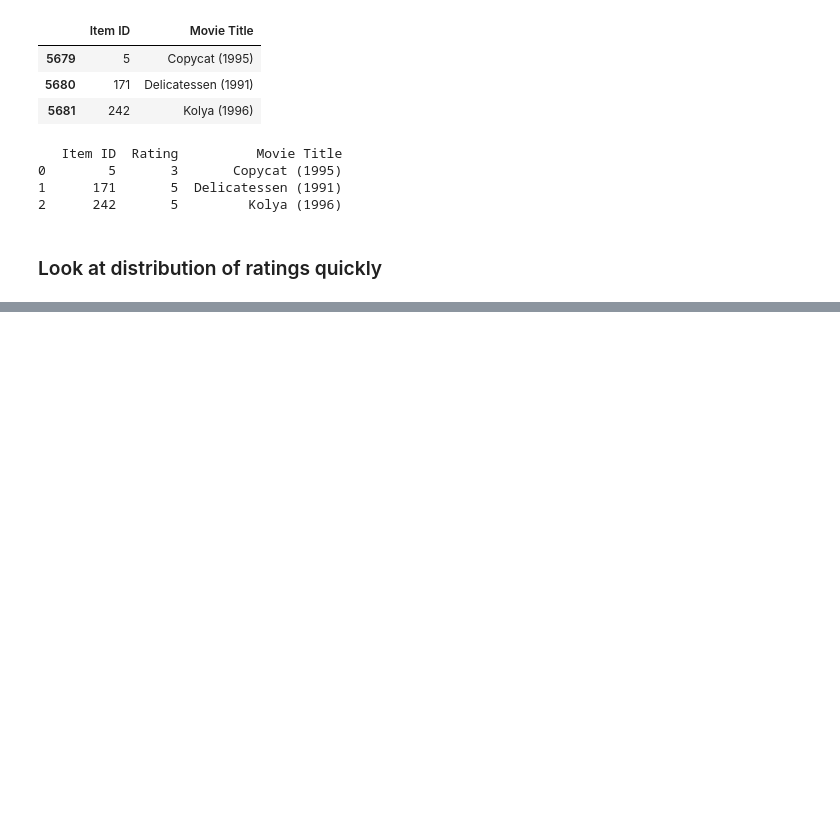
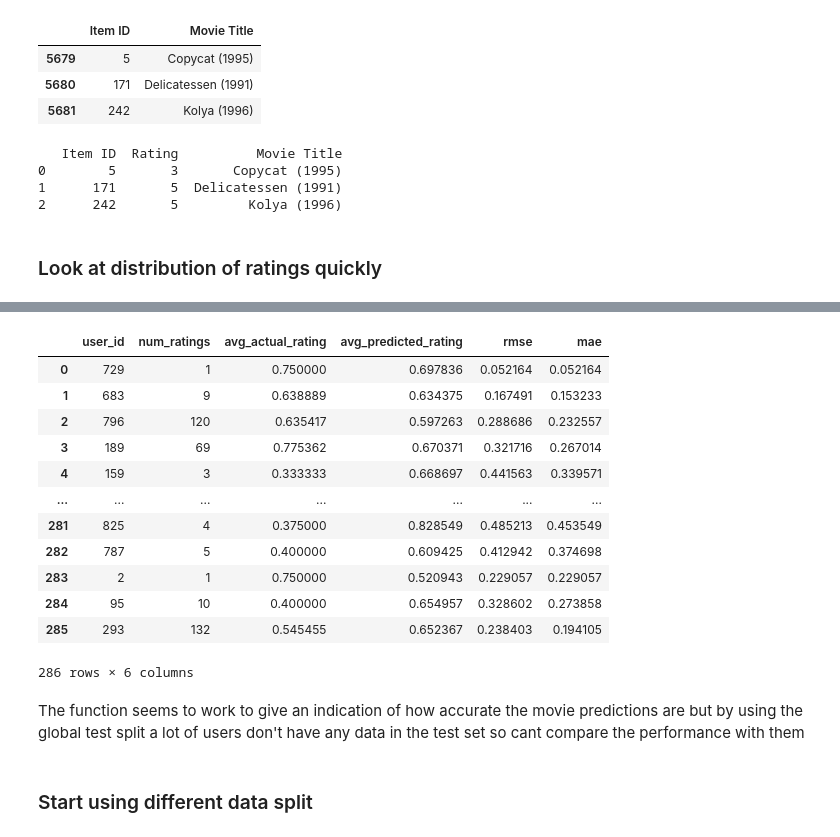
Before and after one commit to ASarriJackson/Group-Assignment-2, a Jupyter notebook: Alex SJ/Attempt2.ipynb, the cells around one changed output, grey strips where cells are left out. Saved outputs shown, nothing was run; the diff lists cells and outputs as text; code cells hidden in the pictures; blank space fills up the shorter version.

Commit message:
Started EDA

```diff
--- a/Alex SJ/Attempt2.ipynb
+++ b/Alex SJ/Attempt2.ipynb
@@ -443,0 +557,5 @@ plt.show()
+# %%
+X_train = prepare_model_inputs(global_train_df)
+y_train = global_train_df['Rating'].values
+# Train the model
+history = model.fit(X_train, y_train, epochs=100, batch_size=64, validation_split=0.2)
@@ -443,0 +585,34 @@ plt.show()
+# %%
+def evaluate_user_predictions(test_df, model):
+    # Store results
+    user_metrics = []
+
+    # Group by user
+    for user_id in test_df['User ID'].unique():
+        # Get user's data
+        user_data = test_df[test_df['User ID'] == user_id]
+
+        # Prepare input for prediction
+        X_user = prepare_model_inputs(user_data)
+
+        # Get predictions
+        predictions = model.predict(X_user).flatten()
+
+
+        # Calculate metrics
+        rmse = np.sqrt(mean_squared_error(user_data['Rating'].values, predictions))
+        mae = np.mean(np.abs(user_data['Rating'] - predictions))
+
+        # Store user results
+        user_metrics.append({
+            'user_id': user_id,
+            'num_ratings': len(user_data),
+            'avg_actual_rating': user_data['Rating'].mean(),
+            'avg_predicted_rating': predictions.mean(),
+            'rmse': rmse,
+            'mae': mae
+        })
+
+    return pd.DataFrame(user_metrics)
+# %%
+results = evaluate_user_predictions(global_test_df, model)
@@ -443,0 +745,16 @@ plt.show()
+# %%
+results
+# %% [output]
+|  | user_id | num_ratings | avg_actual_rating | avg_predicted_rating | rmse | mae |
+| 0 | 729 | 1 | 0.750000 | 0.697836 | 0.052164 | 0.052164 |
+| 1 | 683 | 9 | 0.638889 | 0.634375 | 0.167491 | 0.153233 |
+| 2 | 796 | 120 | 0.635417 | 0.597263 | 0.288686 | 0.232557 |
+| 3 | 189 | 69 | 0.775362 | 0.670371 | 0.321716 | 0.267014 |
+| 4 | 159 | 3 | 0.333333 | 0.668697 | 0.441563 | 0.339571 |
+| ... | ... | ... | ... | ... | ... | ... |
+| 281 | 825 | 4 | 0.375000 | 0.828549 | 0.485213 | 0.453549 |
+| 282 | 787 | 5 | 0.400000 | 0.609425 | 0.412942 | 0.374698 |
+| 283 | 2 | 1 | 0.750000 | 0.520943 | 0.229057 | 0.229057 |
+| 284 | 95 | 10 | 0.400000 | 0.654957 | 0.328602 | 0.273858 |
+| 285 | 293 | 132 | 0.545455 | 0.652367 | 0.238403 | 0.194105 |
+286 rows × 6 columns
@@ -443,0 +791,4 @@ plt.show()
+# %% [markdown]
+The function seems to work to give an indication of how accurate the movie predictions are but by using the global test split a lot of users don't have any data in the test set so cant compare the performance with them
+# %% [markdown]
+### Start using different data split
```
Also changed, not shown: parts of 25 cells of this notebook, 1 other file.
